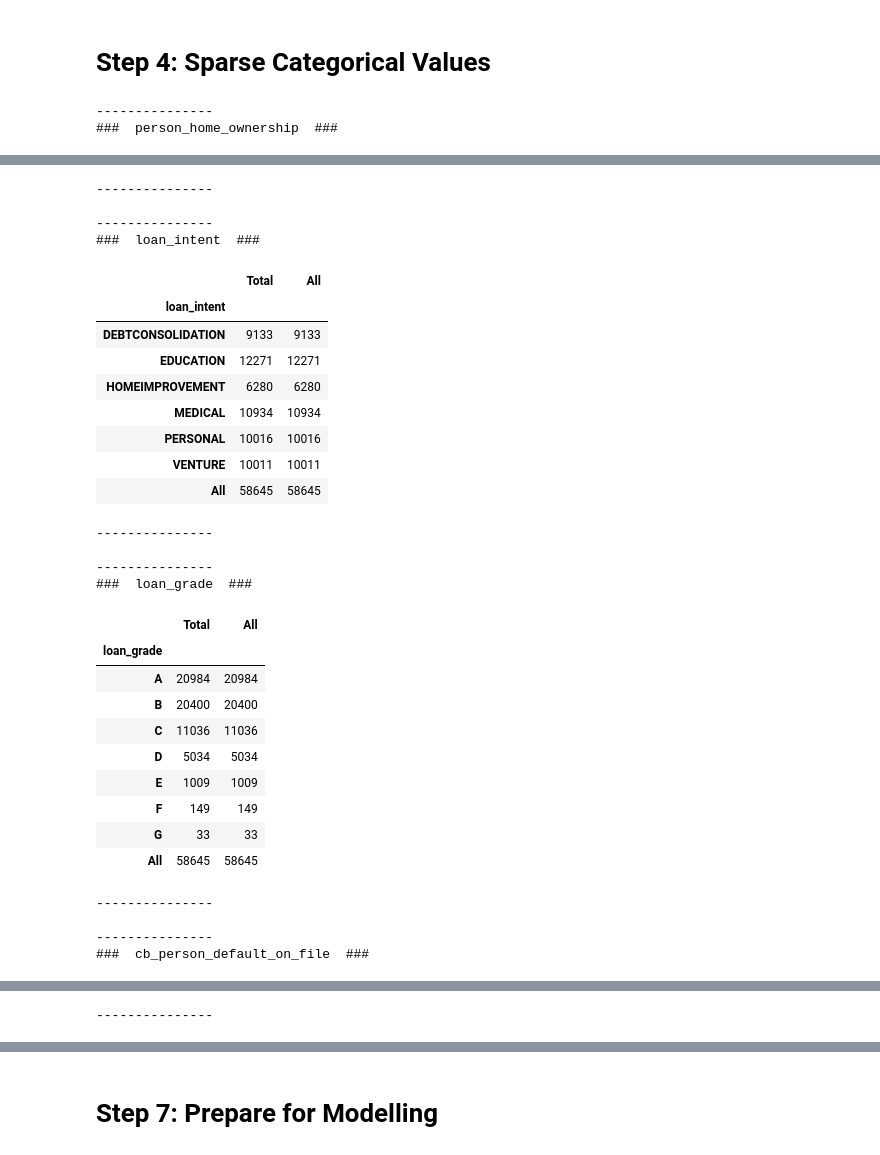
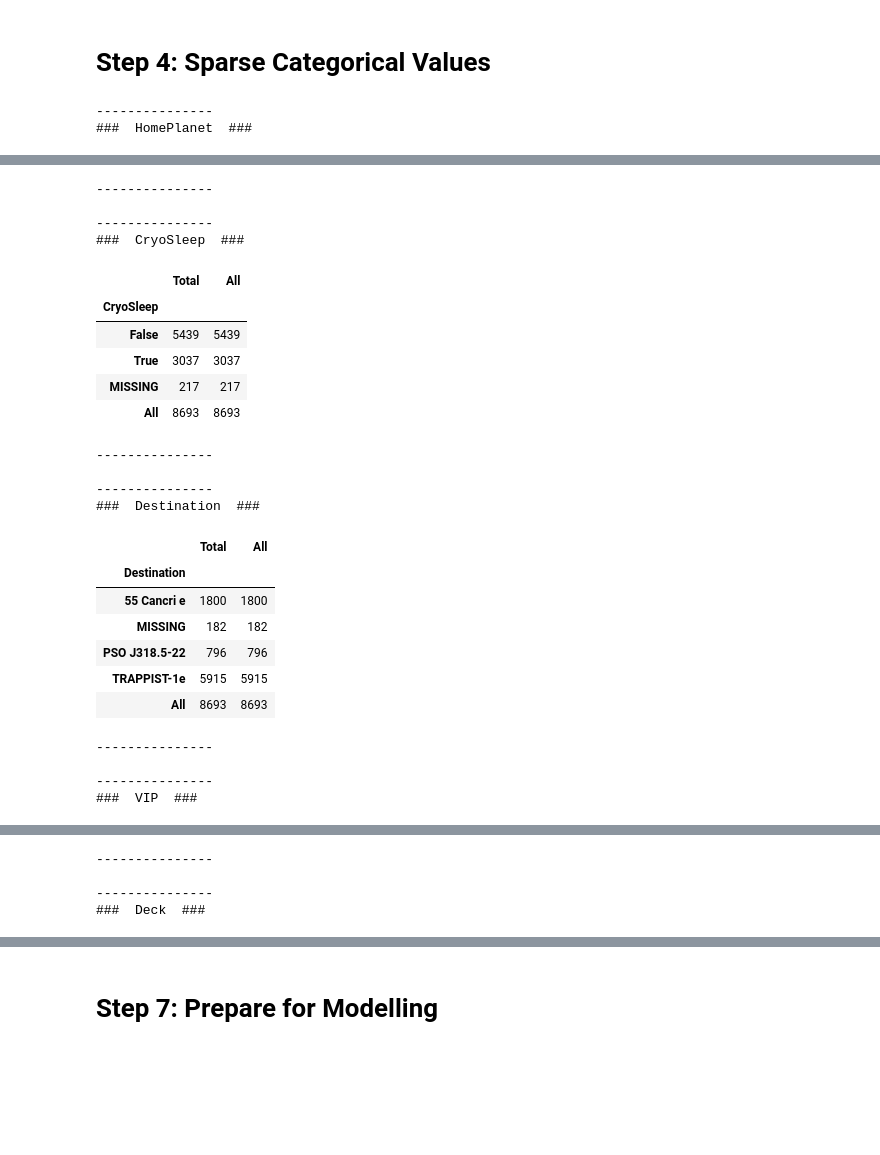
Before and after one commit to MarkThackham/portfolio, a Jupyter notebook: 05 Spaceship Titanic/01 Spaceship Titanic.ipynb, the cells around one changed output, grey strips where cells are left out. Saved outputs shown, nothing was run; the diff lists cells and outputs as text; code cells hidden in the pictures; blank space fills up the shorter version.

```diff
--- a/05 Spaceship Titanic/01 Spaceship Titanic.ipynb
+++ b/05 Spaceship Titanic/01 Spaceship Titanic.ipynb
@@ -192,7 +124,7 @@ pd.crosstab(df['HomePlanet'], df['Transported'], margins=True,dropna=False)
 # Plot Response
 
 # Summarise for the plot
-df_smry=df['Transported'].value_counts().reset_index()
+df_smry=df2['Transported'].value_counts().reset_index()
 
 # Response plot
 plt.figure(figsize=(4,3))
@@ -224,7 +151,7 @@ Index(['Age', 'RoomService', 'FoodCourt', 'ShoppingMall', 'Spa', 'VRDeck'], dtyp
 # Plot Numeric Features
 
 # Numeric Features
-numeric_cols = df.select_dtypes(include=[np.number]).columns.drop('Transported')
+numeric_cols = df2.select_dtypes(include=[np.number]).columns.drop('Transported')
 num_numeric_cols=len(numeric_cols)
 
 # Set up grid dimensions
@@ -260,7 +187,7 @@ KeyError: "['Transported'] not found in axis"
 # Plot Categorical Features
 
 # Identify categorical columns
-categorical_cols = df.select_dtypes(exclude=[np.number]).columns
+categorical_cols = df2.select_dtypes(exclude=[np.number]).columns
 num_categorical_cols = len(categorical_cols)
 
 # Set up grid dimensions
@@ -273,10 +200,10 @@ axes = axes.flatten()  # Flatten to make indexing easier
 
 # Loop over categorical columns
 for i, col in enumerate(categorical_cols):
-    df_smry = df[['loan_status', col]].groupby(col).mean().reset_index().round(2)
+    df_smry = df2[['Transported', col]].groupby(col).mean().reset_index().round(2)
 
     ax = axes[i]  # Get the current axis
-    sns.barplot(data=df_smry, x=col, y='loan_status', ax=ax)
+    sns.barplot(data=df_smry, x=col, y='Transported', ax=ax)
     ax.bar_label(ax.containers[0])
     ax.set_xlabel(col)
     ax.set_ylabel('Bad Rate')
@@ -353,7 +280,7 @@ def woe_iv(feature=None, target=None, feature_name=None, num_binns=4):
     return tbl, iv
 
 # Extract all features excluding the target column
-all_features = df.drop(columns='loan_status').columns.to_list()
+all_features = df2.drop(columns='Transported').columns.to_list()
 num_features = len(all_features)
 
 # Loop through each feature to calculate IV
@@ -363,14 +290,14 @@ for i in range(0, num_features):
 
     this_feature = all_features[i]
     # Calculate IV for the current feature
-    woe_tbl, _ = woe_iv(feature=df[this_feature],
-                         target=df['loan_status'],
+    woe_tbl, _ = woe_iv(feature=df2[this_feature],
+                         target=df2['Transported'],
                          feature_name=this_feature,
                          num_binns=10)
     # Append the IV value to the results list
     woe_results=pd.concat([woe_results, woe_tbl])
 
-woe_results\
+woe_table=woe_results\
     .groupby('feature')['iv_comp']\
     .sum()\
     .reset_index()\
@@ -378,25 +305,23 @@ woe_results\
     .reset_index(drop=True)
 
 # Drop features with IV < 0.02
-features_to_drop=woe_results\
-    .groupby('feature')['iv_comp']\
-    .sum()\
-    .reset_index()\
+features_to_drop=woe_table\
     .query('iv_comp<0.02')['feature']\
     .to_list()
 
 # Drop features
-df2=copy.deepcopy(df.drop(columns=features_to_drop))
+#df3=copy.deepcopy(df2.drop(columns=features_to_drop))
+df3=copy.deepcopy(df2)
 # %% [markdown]
 # Step 4: Sparse Categorical Values
 # %%
 # Copy dataset
-df3=copy.deepcopy(df2)
+df4=copy.deepcopy(df3)
 
 # Tabuate Categorical  Features
-cols=df3.select_dtypes(exclude=[np.number]).columns
+cols=df4.select_dtypes(exclude=[np.number]).columns
 for i in cols:
-    tmp=pd.crosstab(index=df3[i],
+    tmp=pd.crosstab(index=df4[i],
                     columns='Total',
                     margins=True)
     tmp.columns.name=''
@@ -406,15 +331,10 @@ for i in cols:
     print('---------------')
     print('')
 
-# Combine sparse levels
-df3['person_home_ownership']=df3['person_home_ownership']\
-    .replace({'OTHER':'RENT_OTHER', 'RENT':'RENT_OTHER'})
-df3['loan_grade']=df3['loan_grade']\
-    .replace({'E':'EFG', 'F':'EFG', 'G':'EFG'})
-
 # One-Hot Encoding
-df4=copy.deepcopy(pd.get_dummies(df3, dtype='int'))
+df5=copy.deepcopy(pd.get_dummies(df4, dtype='int'))
+df5.columns=df5.columns.str.replace(' ', '_', regex=True)
 # %% [output]
 ---------------
-###  person_home_ownership  ###
+###  HomePlanet  ###
 |  | Total | All |
@@ -427,32 +347,26 @@ df4=copy.deepcopy(pd.get_dummies(df3, dtype='int'))
 ---------------
 
 ---------------
-###  loan_intent  ###
+###  CryoSleep  ###
 |  | Total | All |
-| loan_intent |  |  |
-| DEBTCONSOLIDATION | 9133 | 9133 |
-| EDUCATION | 12271 | 12271 |
-| HOMEIMPROVEMENT | 6280 | 6280 |
-| MEDICAL | 10934 | 10934 |
-| PERSONAL | 10016 | 10016 |
-| VENTURE | 10011 | 10011 |
-| All | 58645 | 58645 |
+| CryoSleep |  |  |
+| False | 5439 | 5439 |
+| True | 3037 | 3037 |
+| MISSING | 217 | 217 |
+| All | 8693 | 8693 |
 ---------------
 
 ---------------
-###  loan_grade  ###
+###  Destination  ###
 |  | Total | All |
-| loan_grade |  |  |
-| A | 20984 | 20984 |
-| B | 20400 | 20400 |
-| C | 11036 | 11036 |
-| D | 5034 | 5034 |
-| E | 1009 | 1009 |
-| F | 149 | 149 |
-| G | 33 | 33 |
-| All | 58645 | 58645 |
+| Destination |  |  |
+| 55 Cancri e | 1800 | 1800 |
+| MISSING | 182 | 182 |
+| PSO J318.5-22 | 796 | 796 |
+| TRAPPIST-1e | 5915 | 5915 |
+| All | 8693 | 8693 |
 ---------------
 
 ---------------
-###  cb_person_default_on_file  ###
+###  VIP  ###
 |  | Total | All |
@@ -463 +378,4 @@ df4=copy.deepcopy(pd.get_dummies(df3, dtype='int'))
 ---------------
+
+---------------
+###  Deck  ###
```
Also changed, not shown: parts of 11 cells of this notebook.
